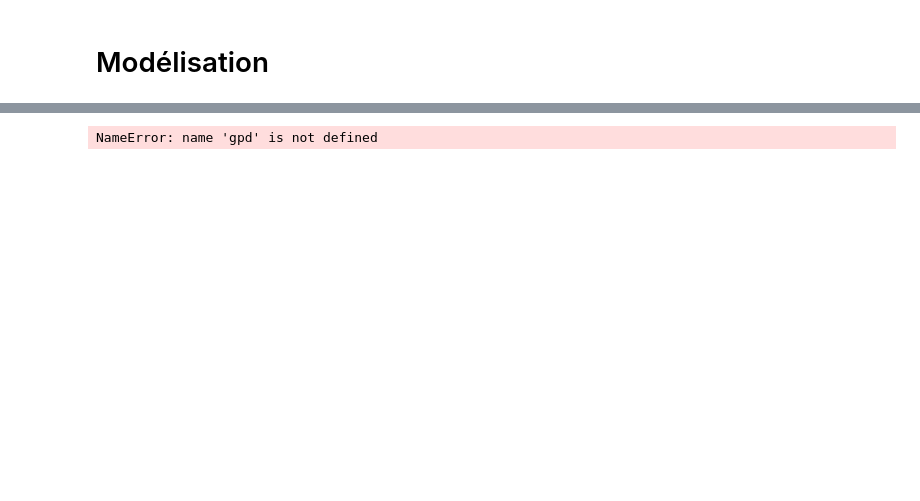
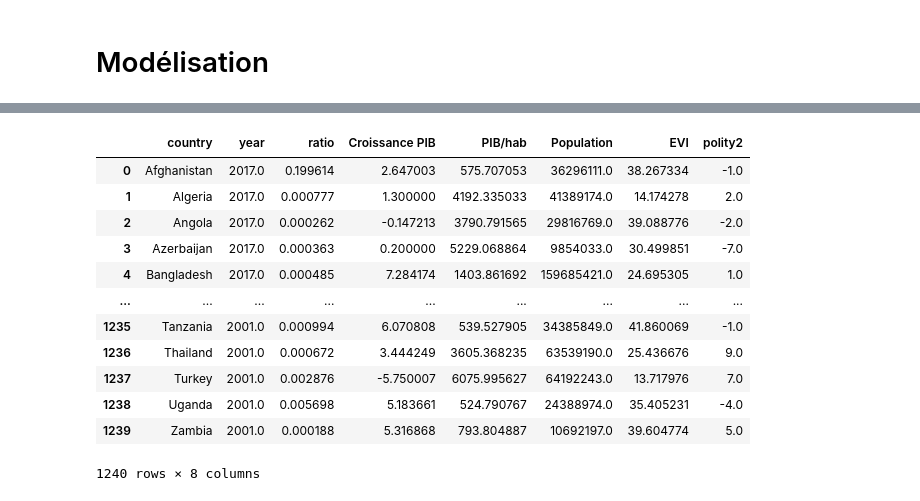
Before and after one commit to LexAdrim/UCDP-project, a Jupyter notebook: main.ipynb, the cells around one changed output, grey strips where cells are left out. Saved outputs shown, nothing was run; the diff lists cells and outputs as text; code cells hidden in the pictures; blank space fills up the shorter version.

```diff
--- a/main.ipynb
+++ b/main.ipynb
@@ -577,18 +281,0 @@ ModuleNotFoundError: No module named 'geopanda'
-# %%
-#Représentation sur une carte
-world = gpd.read_file(gpd.datasets.get_path('naturalearth_lowres'))
-fig, ax = plt.subplots(1, 1, figsize=(6, 6))
-ax.set_aspect('equal')
-world.plot(ax=ax, color='white', edgecolor='black')
-
-def colors_cluster(cluster):
-
-    colors = ['green', 'orange','red','darkred','black']
-    if cluster == i :
-        return colors[i]
-
-df_risque_structu['Couleur'] = colors_cluster(df_risque_structu['Cluster'])
-
-ax.set_title('Carte des clusters')
-# %% [output]
-NameError: name 'gpd' is not defined
@@ -612,0 +282,17 @@ print(precision * 100)
+# %%
+df_regression = pd.read_csv('../df_regression.csv')
+df_regression
+# %% [output]
+|  | country | year | ratio | Croissance PIB | PIB/hab | Population | EVI | polity2 |
+| 0 | Afghanistan | 2017.0 | 0.199614 | 2.647003 | 575.707053 | 36296111.0 | 38.267334 | -1.0 |
+| 1 | Algeria | 2017.0 | 0.000777 | 1.300000 | 4192.335033 | 41389174.0 | 14.174278 | 2.0 |
+| 2 | Angola | 2017.0 | 0.000262 | -0.147213 | 3790.791565 | 29816769.0 | 39.088776 | -2.0 |
+| 3 | Azerbaijan | 2017.0 | 0.000363 | 0.200000 | 5229.068864 | 9854033.0 | 30.499851 | -7.0 |
+| 4 | Bangladesh | 2017.0 | 0.000485 | 7.284174 | 1403.861692 | 159685421.0 | 24.695305 | 1.0 |
+| ... | ... | ... | ... | ... | ... | ... | ... | ... |
+| 1235 | Tanzania | 2001.0 | 0.000994 | 6.070808 | 539.527905 | 34385849.0 | 41.860069 | -1.0 |
+| 1236 | Thailand | 2001.0 | 0.000672 | 3.444249 | 3605.368235 | 63539190.0 | 25.436676 | 9.0 |
+| 1237 | Turkey | 2001.0 | 0.002876 | -5.750007 | 6075.995627 | 64192243.0 | 13.717976 | 7.0 |
+| 1238 | Uganda | 2001.0 | 0.005698 | 5.183661 | 524.790767 | 24388974.0 | 35.405231 | -4.0 |
+| 1239 | Zambia | 2001.0 | 0.000188 | 5.316868 | 793.804887 | 10692197.0 | 39.604774 | 5.0 |
+1240 rows × 8 columns
```
Also changed, not shown: parts of 28 cells of this notebook.
